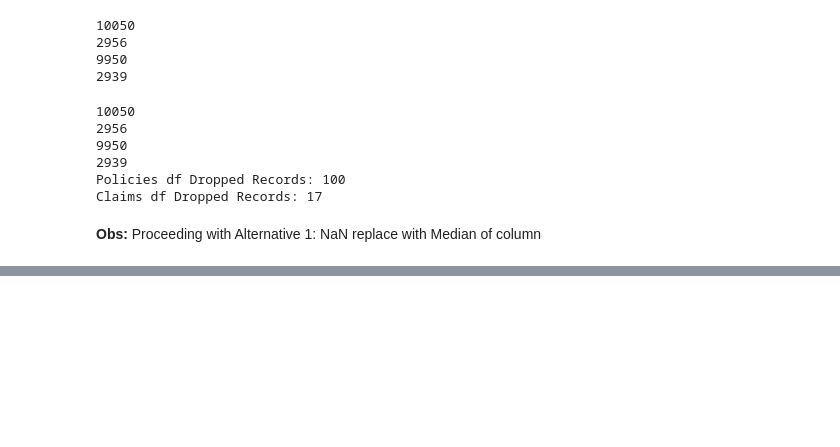
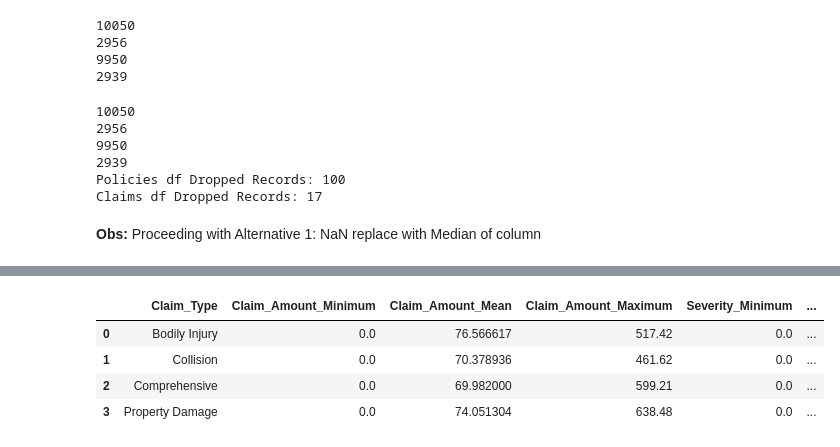
Before and after one commit to guilhermecadori/projects_Python, a Jupyter notebook: Summary.ipynb, the cells around one changed output, grey strips where cells are left out. Saved outputs shown, nothing was run; the diff lists cells and outputs as text; code cells hidden in the pictures; blank space fills up the shorter version.

```diff
--- a/Summary.ipynb
+++ b/Summary.ipynb
@@ -127,0 +252,8 @@ claim
+# %%
+summary_claims
+# %% [output]
+|  | Claim_Type | Claim_Amount_Minimum | Claim_Amount_Mean | Claim_Amount_Maximum | Severity_Minimum | ... |
+| 0 | Bodily Injury | 0.0 | 76.566617 | 517.42 | 0.0 | ... |
+| 1 | Collision | 0.0 | 70.378936 | 461.62 | 0.0 | ... |
+| 2 | Comprehensive | 0.0 | 69.982000 | 599.21 | 0.0 | ... |
+| 3 | Property Damage | 0.0 | 74.051304 | 638.48 | 0.0 | ... |
```
Also changed, not shown: parts of 11 cells of this notebook.
